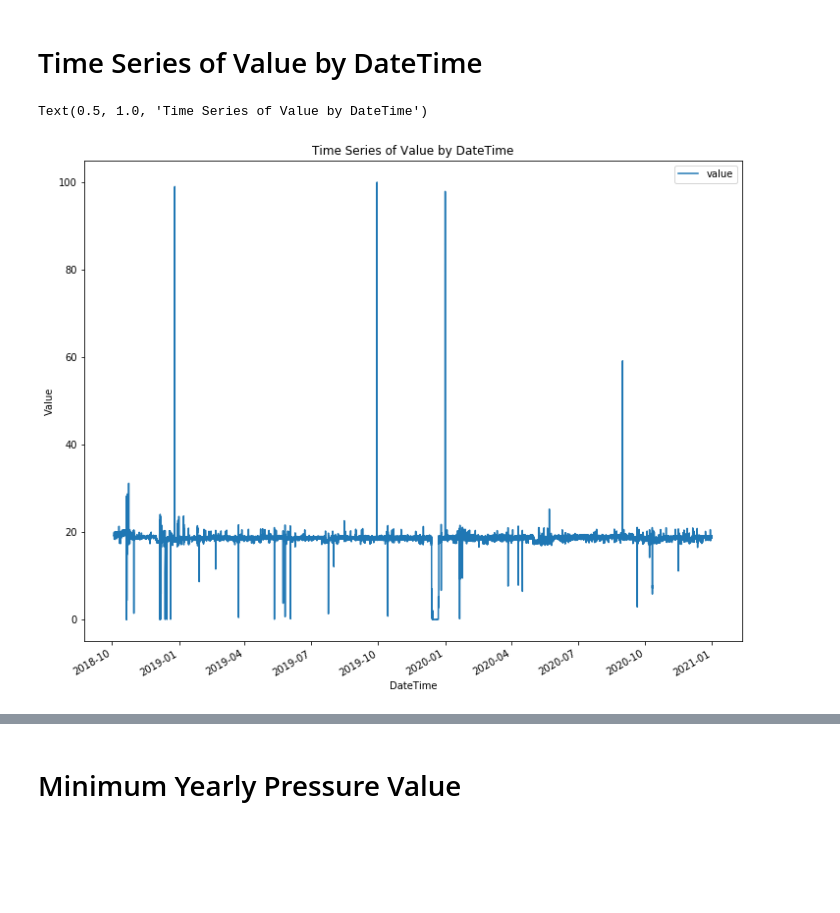
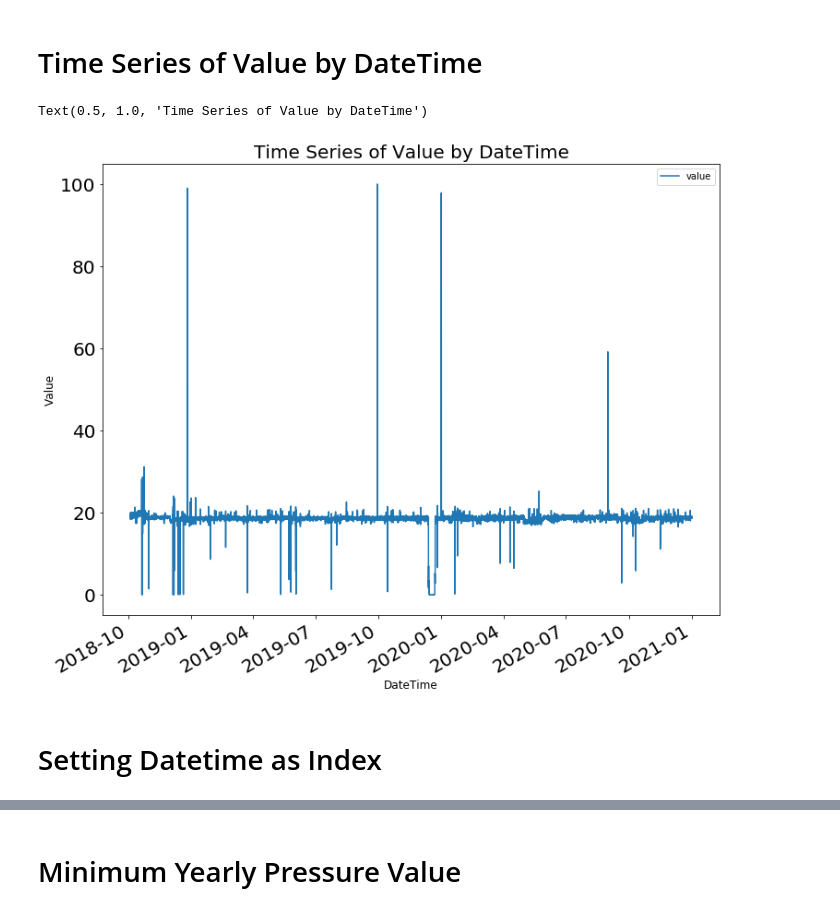
Before and after one commit to Mihryam/UnsupervisedTimeSeries_AnomalyDetection, a Jupyter notebook: Data_Exploration.ipynb, the cells around one changed output, grey strips where cells are left out. Saved outputs shown, nothing was run; the diff lists cells and outputs as text; code cells hidden in the pictures; blank space fills up the shorter version.

Commit message:
updated charts

```diff
--- a/Data_Exploration.ipynb
+++ b/Data_Exploration.ipynb
@@ -26,12 +28,14 @@ Data.head()
 # %% [markdown]
 # Time Series of Value by DateTime
 # %%
-Data.plot(x= 'datetime', y= 'value', figsize = (12,10))
-plt.xlabel('DateTime')
-plt.ylabel('Value')
-plt.title('Time Series of Value by DateTime')
+Data.plot(x= 'datetime', y= 'value', figsize = (12,10), fontsize = 20)
+plt.xlabel('DateTime', fontsize = 12)
+plt.ylabel('Value', fontsize = 12)
+plt.title('Time Series of Value by DateTime', fontsize = 20)
 # %% [output]
 Text(0.5, 1.0, 'Time Series of Value by DateTime')
-[figure, old version]
+[figure, new version]
+# %% [markdown]
+# Setting Datetime as Index
 # %%
 Data = Data.set_index('datetime')
```
Also changed, not shown: parts of 8 cells of this notebook.
